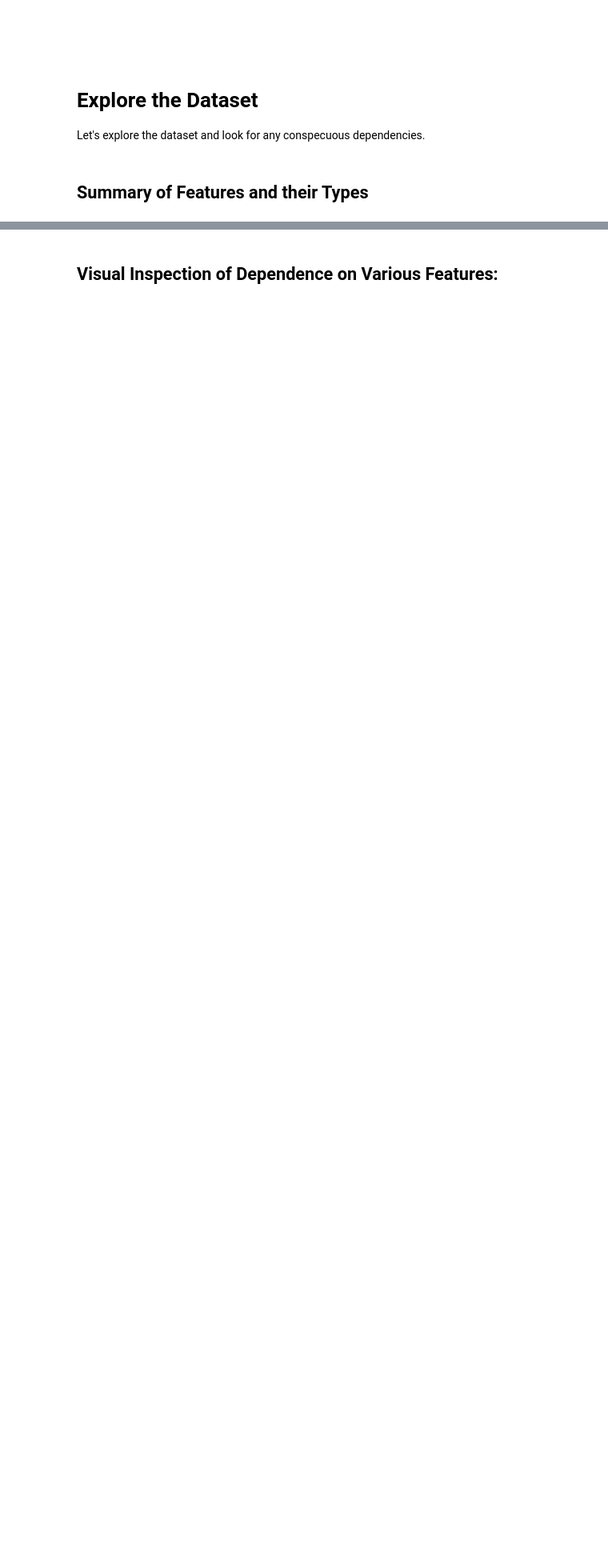
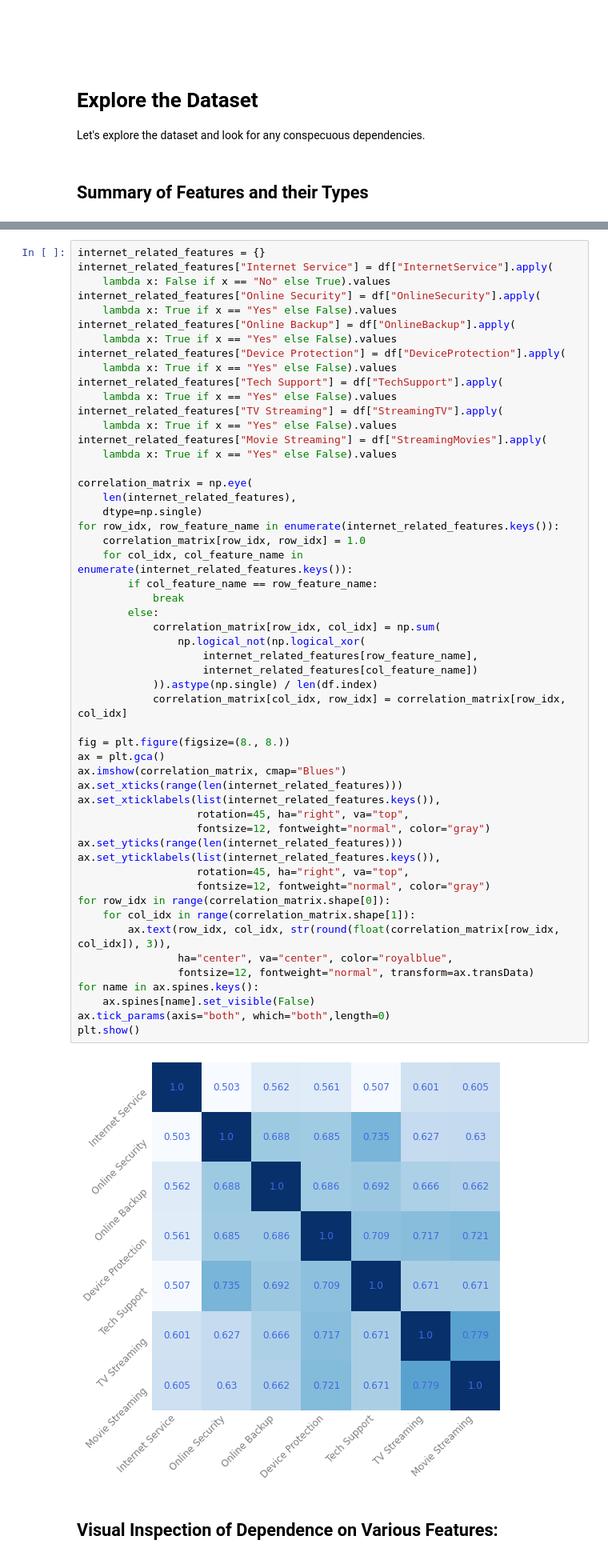
Before and after one commit to sedihub/ml_explorations, a Jupyter notebook: telco_customer_churn/analysis_and_benchmark.ipynb, the cells around one changed output, grey strips where cells are left out. Shown at 80% size. Saved outputs shown, nothing was run; the diff lists cells and outputs as text; blank space fills up the shorter version.

```diff
--- a/telco_customer_churn/analysis_and_benchmark.ipynb
+++ b/telco_customer_churn/analysis_and_benchmark.ipynb
@@ -102,3 +116,58 @@ plt.show()
+# %%
+internet_related_features = {}
+internet_related_features["Internet Service"] = df["InternetService"].apply(
+    lambda x: False if x == "No" else True).values
+internet_related_features["Online Security"] = df["OnlineSecurity"].apply(
+    lambda x: True if x == "Yes" else False).values
+internet_related_features["Online Backup"] = df["OnlineBackup"].apply(
+    lambda x: True if x == "Yes" else False).values
+internet_related_features["Device Protection"] = df["DeviceProtection"].apply(
+    lambda x: True if x == "Yes" else False).values
+internet_related_features["Tech Support"] = df["TechSupport"].apply(
+    lambda x: True if x == "Yes" else False).values
+internet_related_features["TV Streaming"] = df["StreamingTV"].apply(
+    lambda x: True if x == "Yes" else False).values
+internet_related_features["Movie Streaming"] = df["StreamingMovies"].apply(
+    lambda x: True if x == "Yes" else False).values
+
+correlation_matrix = np.eye(
+    len(internet_related_features),
+    dtype=np.single)
+for row_idx, row_feature_name in enumerate(internet_related_features.keys()):
+    correlation_matrix[row_idx, row_idx] = 1.0
+    for col_idx, col_feature_name in enumerate(internet_related_features.keys()):
+        if col_feature_name == row_feature_name:
+            break
+        else:
+            correlation_matrix[row_idx, col_idx] = np.sum(
+                np.logical_not(np.logical_xor(
+                    internet_related_features[row_feature_name],
+                    internet_related_features[col_feature_name])
+            )).astype(np.single) / len(df.index)
+            correlation_matrix[col_idx, row_idx] = correlation_matrix[row_idx, col_idx]
+
+fig = plt.figure(figsize=(8., 8.))
+ax = plt.gca()
+ax.imshow(correlation_matrix, cmap="Blues")
+ax.set_xticks(range(len(internet_related_features)))
+ax.set_xticklabels(list(internet_related_features.keys()),
+                   rotation=45, ha="right", va="top",
+                   fontsize=12, fontweight="normal", color="gray")
+ax.set_yticks(range(len(internet_related_features)))
+ax.set_yticklabels(list(internet_related_features.keys()),
+                   rotation=45, ha="right", va="top",
+                   fontsize=12, fontweight="normal", color="gray")
+for row_idx in range(correlation_matrix.shape[0]):
+    for col_idx in range(correlation_matrix.shape[1]):
+        ax.text(row_idx, col_idx, str(round(float(correlation_matrix[row_idx, col_idx]), 3)),
+                ha="center", va="center", color="royalblue",
+                fontsize=12, fontweight="normal", transform=ax.transData)
+for name in ax.spines.keys():
+    ax.spines[name].set_visible(False)
+ax.tick_params(axis="both", which="both",length=0)
+plt.show()
+# %% [output]
+[figure, added]
 # %% [markdown]
 ## Visual Inspection of Dependence on Various Features:
 # %%
```
Also changed, not shown: parts of 9 cells of this notebook.
